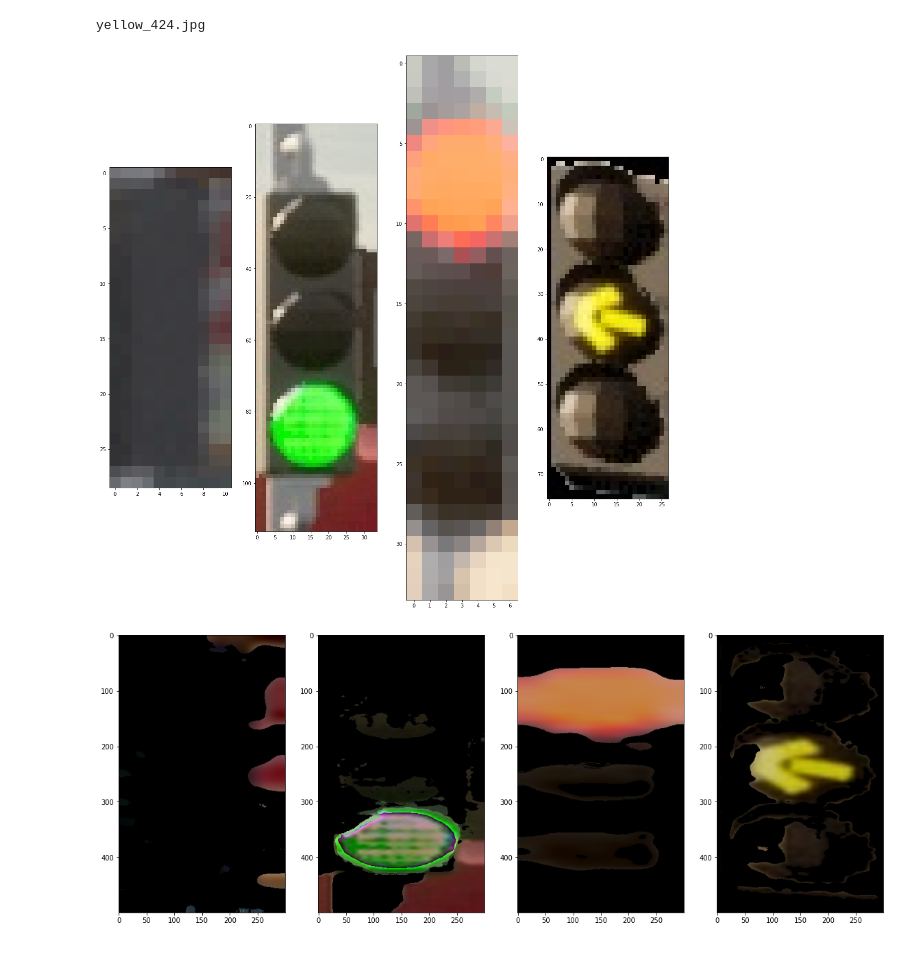
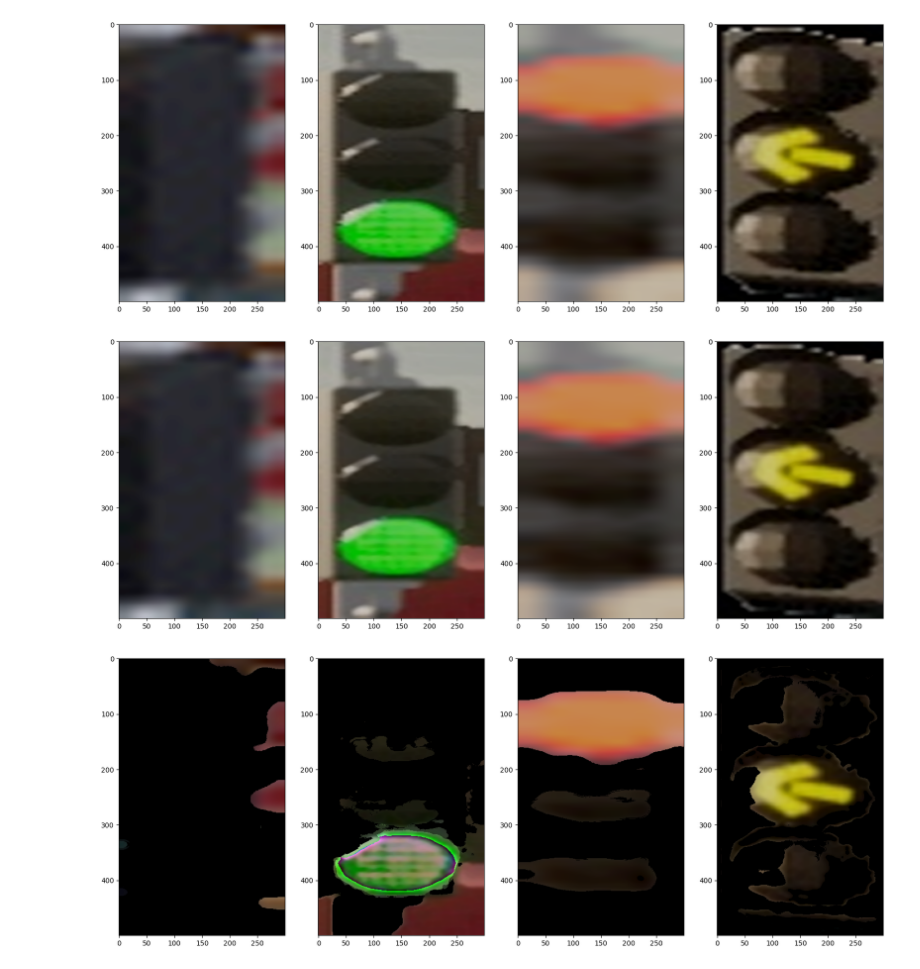
Before and after one commit to mausneg/Deteksi-dan-Klasifikasi-Lampu-Lalu-Lintas, a Jupyter notebook: MyProject/Fix.ipynb, the cells around one changed output. Cells and saved outputs as stored; diff of their text form; code cells hidden in the pictures.

```diff
--- a/MyProject/Fix.ipynb
+++ b/MyProject/Fix.ipynb
@@ -79,21 +79,31 @@ def rgb(image):
 
     return [rmean, gmean, bmean, rmax, gmax, bmax]
 # %%
-def resize(img):
-    result = cv2.resize(img, (300, 500), interpolation=cv2.INTER_CUBIC)
-    return result
+resizes = []
+for image in images:
+    result = cv2.resize(image, (300, 500), interpolation=cv2.INTER_CUBIC)
+    resizes.append(result)
 # %%
 normalize = []
-for image in images:
-    image = cv2.normalize(image, None, alpha=0,beta=200, norm_type=cv2.NORM_MINMAX) #
-    normalize.append(resize(image))
+for image in resizes:
+    image = cv2.normalize(image, None, alpha=0,beta=200, norm_type=cv2.NORM_MINMAX)
+    normalize.append(image)
 # %%
-# tampilFoto([normalize[0],normalize[600],normalize[1200],normalize[2000]])
+tampilFoto([normalize[0],normalize[600],normalize[1200],normalize[2001]])
+# %% [output]
+[figure, added]
+# %%
+def median_filter(image):
+    filtered_image = cv2.medianBlur(image, 7)
+    return filtered_image
+# %%
+medians = []
+for median in normalize:
+    median = median_filter(median)
+    medians.append(median)
 # %%
-tampilFoto([images[0],images[600],images[1200],images[2001]])
-print(filename[2001])
+tampilFoto([medians[0],medians[600],medians[1200],medians[2001]])
 # %% [output]
-yellow_424.jpg
-[figure, old version]
+[figure, new version]
 # %%
 segments = []
```
Also changed, not shown: parts of 17 cells of this notebook, 3 other files.
